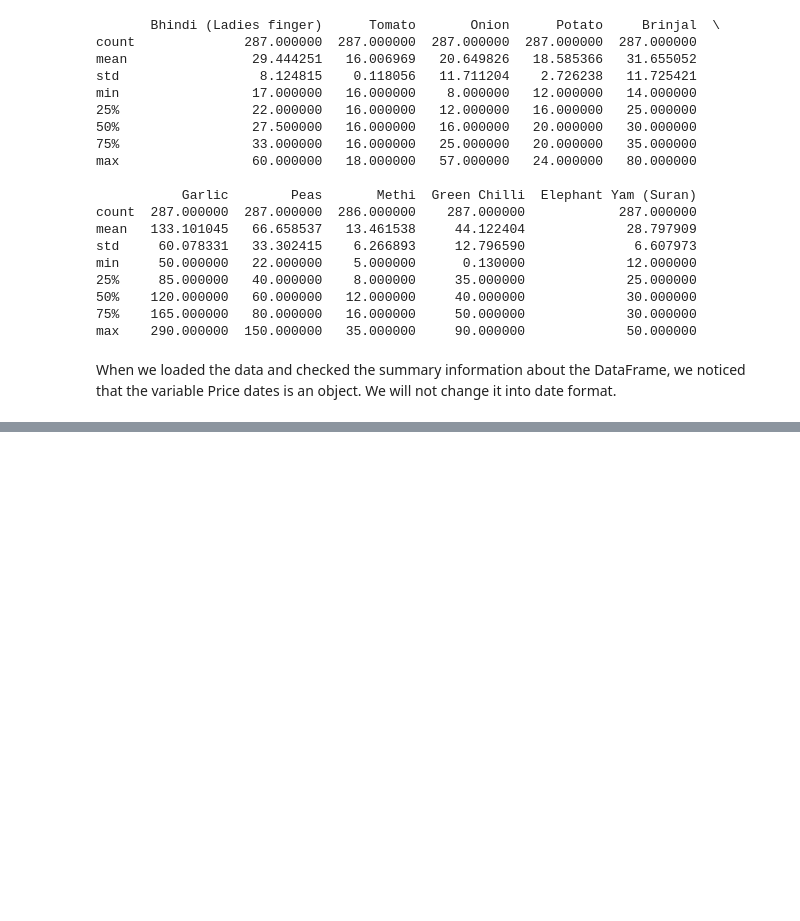
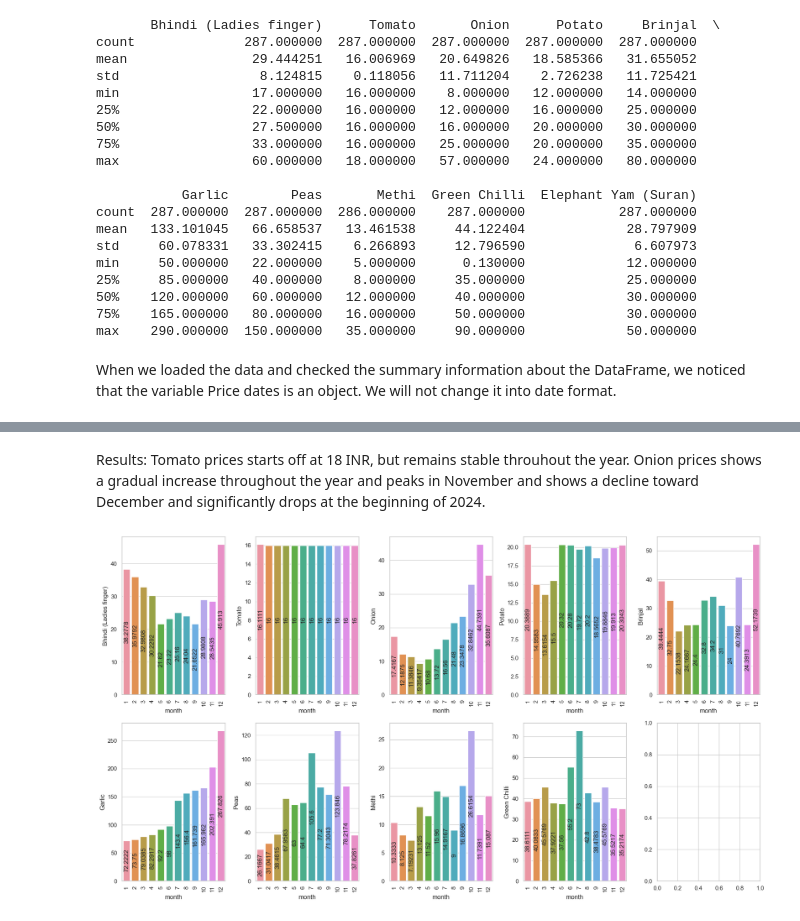
Before and after one commit to tshifurakm/Team_OA_6, a Jupyter notebook: Team OA_6_Python_Final_Project.ipynb, the cells around one changed output, grey strips where cells are left out. Cells and saved outputs as stored; diff of their text form; code cells hidden in the pictures; blank space fills up the shorter version.

```diff
--- a/Team OA_6_Python_Final_Project.ipynb
+++ b/Team OA_6_Python_Final_Project.ipynb
@@ -265,0 +450,22 @@ df_copy['Price Dates'] = pd.to_datetime(df_copy['Price Dates'], format='%d-%m-%Y
+# %% [markdown]
+Results: Tomato prices starts off at 18 INR, but remains stable throuhout the year. Onion prices shows a gradual increase throughout the year and peaks in November and shows a decline toward December and significantly drops at the beginning of 2024.
+# %%
+grouped = df_copy.groupby("month")
+cols = df_copy.columns[1:-2]  # Exclude 'Price Dates' and 'month' columns
+num_cols = min(len(cols), 10)  # Ensure not more than 10 columns are used
+index = 0
+fig, axes = plt.subplots(nrows=2, ncols=5, figsize=(18, 10))
+for i in range(2):
+    for j in range(5):
+        if index < num_cols:
+            means = grouped[cols[index]].mean()
+            sns.barplot(x=means.index, y=means, ax=axes[i][j])
+            for container in axes[i][j].containers:
+                axes[i][j].bar_label(container, label_type="center", rotation=90)
+            axes[i][j].set_xticklabels(axes[i][j].get_xticklabels(), rotation=90)
+        index += 1
+
+plt.tight_layout()
+plt.show()
+# %% [output]
+[figure, added]
```
Also changed, not shown: parts of 12 cells of this notebook.
